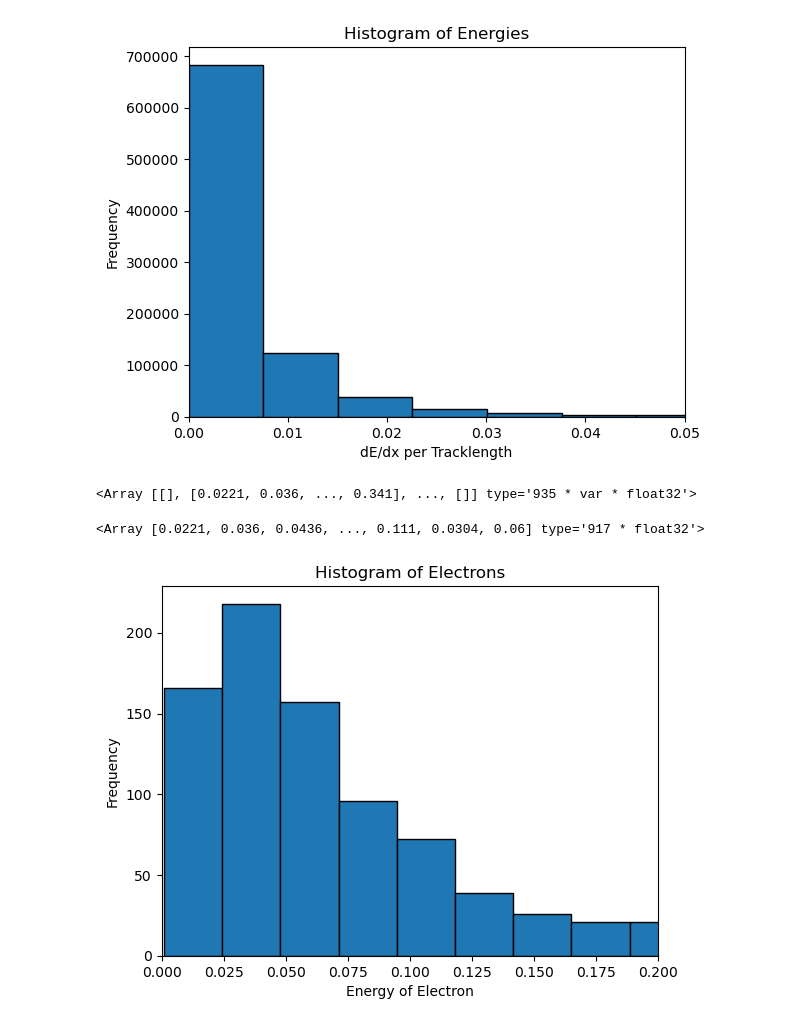
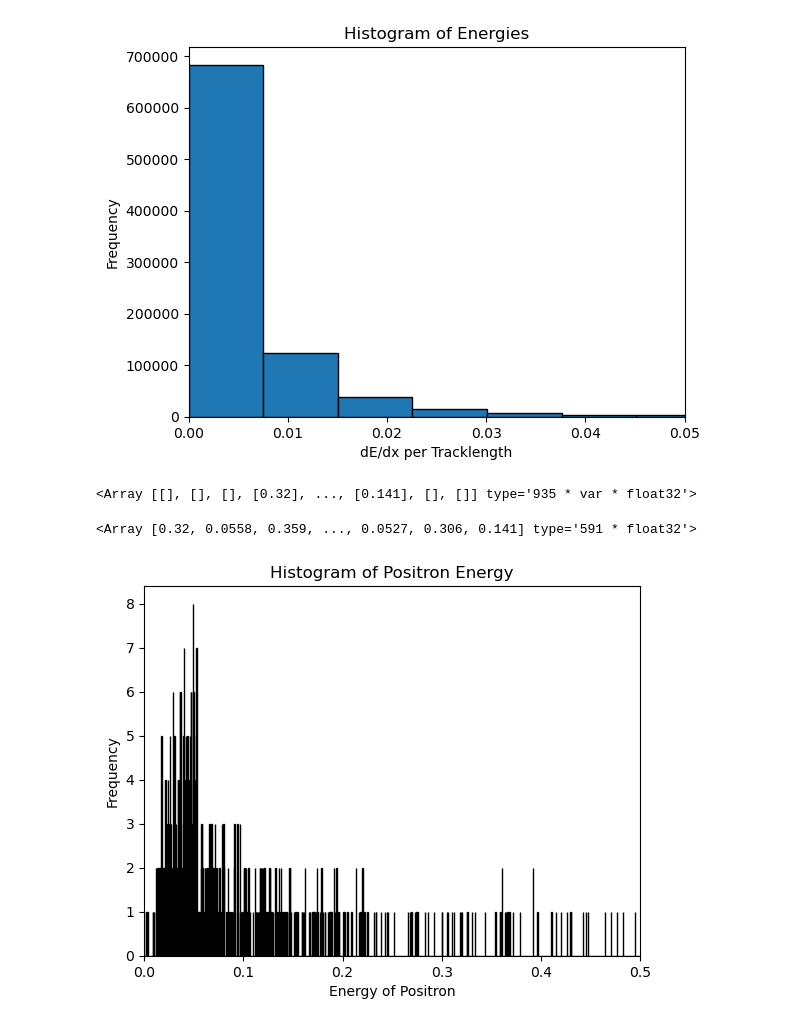
Before and after one commit to arahe1/CP2GroupProject, a Jupyter notebook: JupyterNotebooks/AnalysisAttempt1.ipynb, the cells around one changed output. Drawn from its saved outputs; the diff is of its cells as text; code cells hidden in the pictures.

Commit message:
changed electrons to positrons for fun :)

```diff
--- a/JupyterNotebooks/AnalysisAttempt1.ipynb
+++ b/JupyterNotebooks/AnalysisAttempt1.ipynb
@@ -83,26 +83,26 @@ plt.show()
 # %%
 def simcuts(sim):
     #Apply cuts
-    e_cut = (sim.simPdgCode == 11)
+    e_cut = (sim.simPdgCode == -11)
     cleaned_e = sim[e_cut]
     return cleaned_e.simEnergy
 # %%
 yessir = simcuts(sim)
 yessir
 # %% [output]
-<Array [[], [0.0221, 0.036, ..., 0.341], ..., []] type='935 * var * float32'>
+<Array [[], [], [], [0.32], ..., [0.141], [], []] type='935 * var * float32'>
 # %%
 flatten_simdata_for_histogram = ak.ravel(ak.Array(yessir))
 flatten_simdata_for_histogram
 # %% [output]
-<Array [0.0221, 0.036, 0.0436, ..., 0.111, 0.0304, 0.06] type='917 * float32'>
+<Array [0.32, 0.0558, 0.359, ..., 0.0527, 0.306, 0.141] type='591 * float32'>
 # %%
-plt.hist(flatten_simdata_for_histogram, bins=500, edgecolor = 'black')
-plt.xlim(0, 0.2)
+plt.hist(flatten_simdata_for_histogram, bins=5000, edgecolor = 'black')
+plt.xlim(0, 0.5)
 #plt.ylim(0,5)
-plt.xlabel('Energy of Electron')
+plt.xlabel('Energy of Positron')
 plt.ylabel('Frequency')
-plt.title('Histogram of Electrons')
+plt.title('Histogram of Positron Energy')
 plt.show()
 # %% [output]
-[figure, old version]
+[figure, new version]
```
